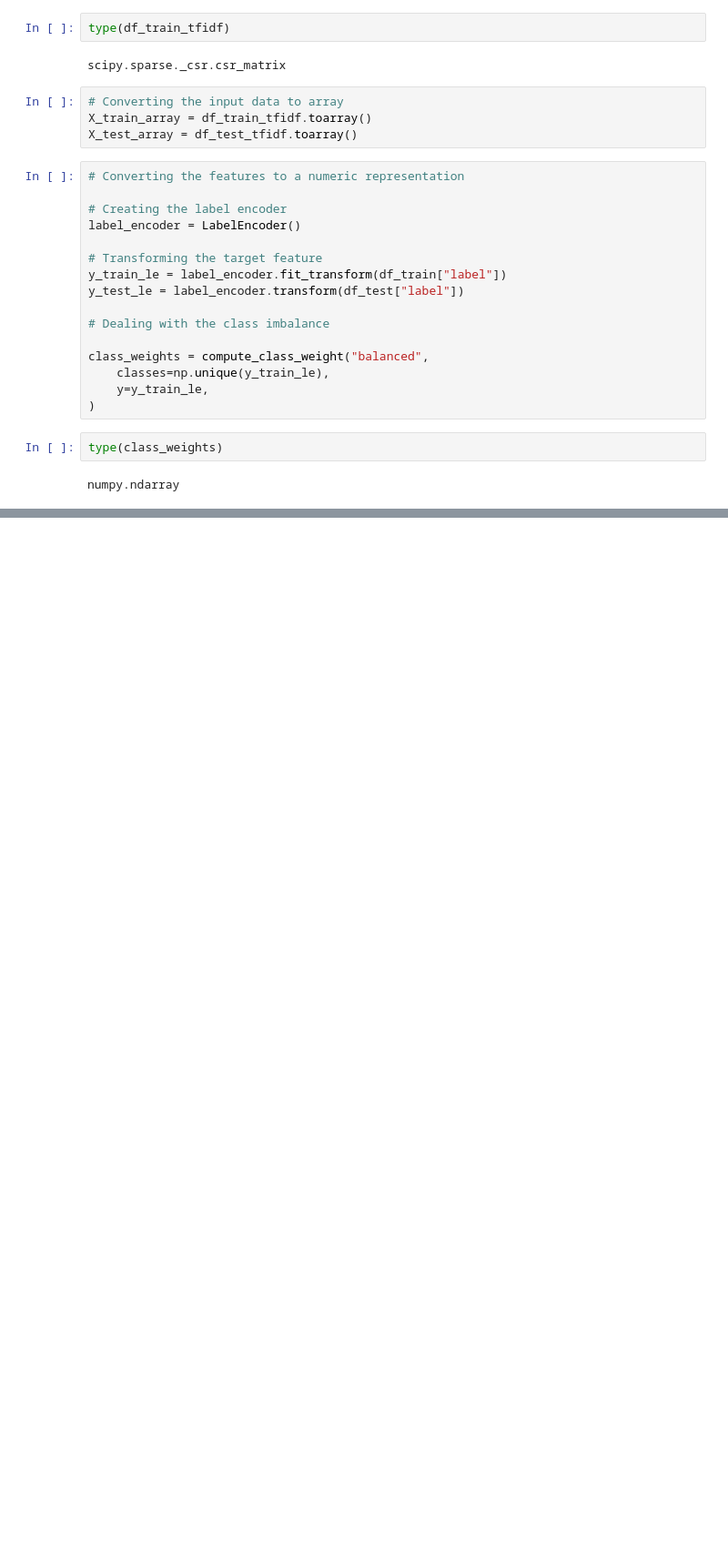
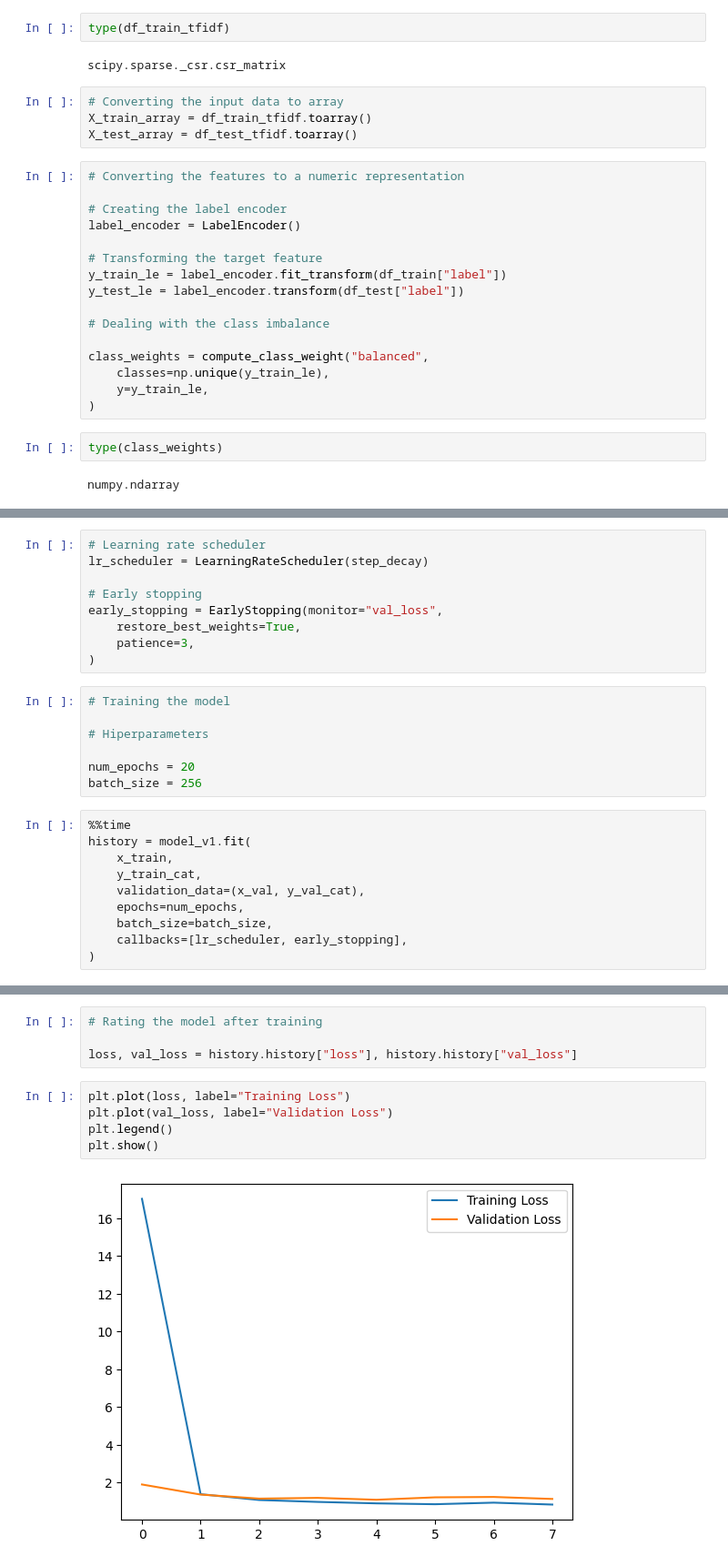
Before and after one commit to ArantesVini/dsa-deep-learning, a Jupyter notebook: projects/sentiment_analysis/project_2.ipynb, the cells around one changed output, grey strips where cells are left out. Shown: that part at 91% size. Saved outputs shown, nothing was run; the diff lists cells and outputs as text; blank space fills up the shorter version.

Commit message:
first model version with fcnn

```diff
--- a/projects/sentiment_analysis/project_2.ipynb
+++ b/projects/sentiment_analysis/project_2.ipynb
@@ -275,0 +376,26 @@ numpy.ndarray
+# %%
+# Learning rate scheduler
+lr_scheduler = LearningRateScheduler(step_decay)
+
+# Early stopping
+early_stopping = EarlyStopping(monitor="val_loss",
+    restore_best_weights=True,
+    patience=3,
+)
+# %%
+# Training the model
+
+# Hiperparameters
+
+num_epochs = 20
+batch_size = 256
+# %%
+%%time
+history = model_v1.fit(
+    x_train,
+    y_train_cat,
+    validation_data=(x_val, y_val_cat),
+    epochs=num_epochs,
+    batch_size=batch_size,
+    callbacks=[lr_scheduler, early_stopping],
+)
@@ -275,0 +421,11 @@ numpy.ndarray
+# %%
+# Rating the model after training
+
+loss, val_loss = history.history["loss"], history.history["val_loss"]
+# %%
+plt.plot(loss, label="Training Loss")
+plt.plot(val_loss, label="Validation Loss")
+plt.legend()
+plt.show()
+# %% [output]
+[figure, added]
```
Also changed, not shown: parts of 19 cells of this notebook.
